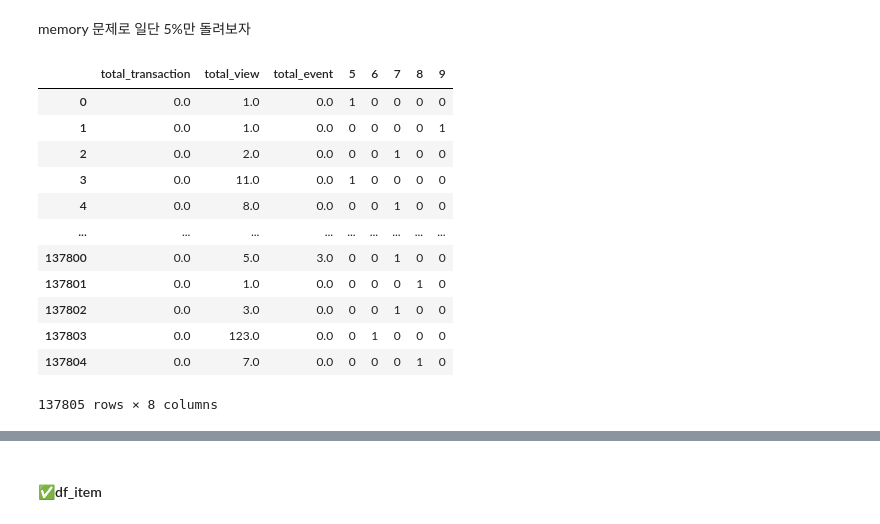
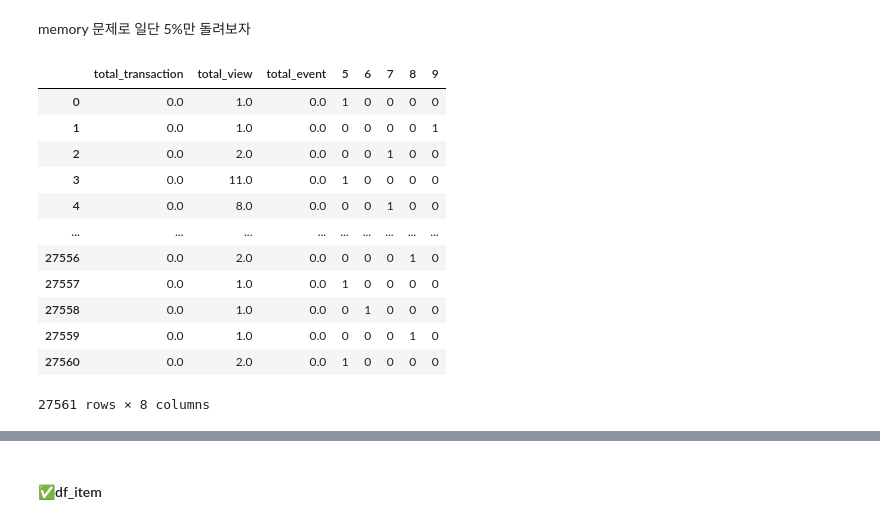
Before and after one commit to tkasod2/TIL, a Jupyter notebook: prj_analysis/Retailrocket_recommender_system_datase.ipynb, the cells around one changed output, grey strips where cells are left out. Cells and saved outputs as stored; diff of their text form; code cells hidden in the pictures.

```diff
--- a/prj_analysis/Retailrocket_recommender_system_datase.ipynb
+++ b/prj_analysis/Retailrocket_recommender_system_datase.ipynb
@@ -690,22 +685,22 @@ df_cluster.columns = ['total_transaction','total_view','total_event','5','6','7'
 # %% [markdown]
 memory 문제로 일단 5%만 돌려보자
 # %%
-df_for_cluster = df_cluster.sample(frac=0.05, random_state=0).reset_index(drop=True)
+df_for_cluster = df_cluster.sample(frac=0.01, random_state=0).reset_index(drop=True)
 df_for_cluster
 # %% [output]
 |  | total_transaction | total_view | total_event | 5 | 6 | 7 | 8 | 9 |
 | 0 | 0.0 | 1.0 | 0.0 | 1 | 0 | 0 | 0 | 0 |
 | 1 | 0.0 | 1.0 | 0.0 | 0 | 0 | 0 | 0 | 1 |
 | 2 | 0.0 | 2.0 | 0.0 | 0 | 0 | 1 | 0 | 0 |
 | 3 | 0.0 | 11.0 | 0.0 | 1 | 0 | 0 | 0 | 0 |
 | 4 | 0.0 | 8.0 | 0.0 | 0 | 0 | 1 | 0 | 0 |
 | ... | ... | ... | ... | ... | ... | ... | ... | ... |
-| 137800 | 0.0 | 5.0 | 3.0 | 0 | 0 | 1 | 0 | 0 |
-| 137801 | 0.0 | 1.0 | 0.0 | 0 | 0 | 0 | 1 | 0 |
-| 137802 | 0.0 | 3.0 | 0.0 | 0 | 0 | 1 | 0 | 0 |
-| 137803 | 0.0 | 123.0 | 0.0 | 0 | 1 | 0 | 0 | 0 |
-| 137804 | 0.0 | 7.0 | 0.0 | 0 | 0 | 0 | 1 | 0 |
+| 27556 | 0.0 | 2.0 | 0.0 | 0 | 0 | 0 | 1 | 0 |
+| 27557 | 0.0 | 1.0 | 0.0 | 1 | 0 | 0 | 0 | 0 |
+| 27558 | 0.0 | 1.0 | 0.0 | 0 | 1 | 0 | 0 | 0 |
+| 27559 | 0.0 | 1.0 | 0.0 | 0 | 0 | 0 | 1 | 0 |
+| 27560 | 0.0 | 2.0 | 0.0 | 1 | 0 | 0 | 0 | 0 |
-137805 rows × 8 columns
+27561 rows × 8 columns
 # %%
 from sklearn.cluster import KMeans
 import sklearn.preprocessing
```
Also changed, not shown: parts of 13 cells of this notebook.
